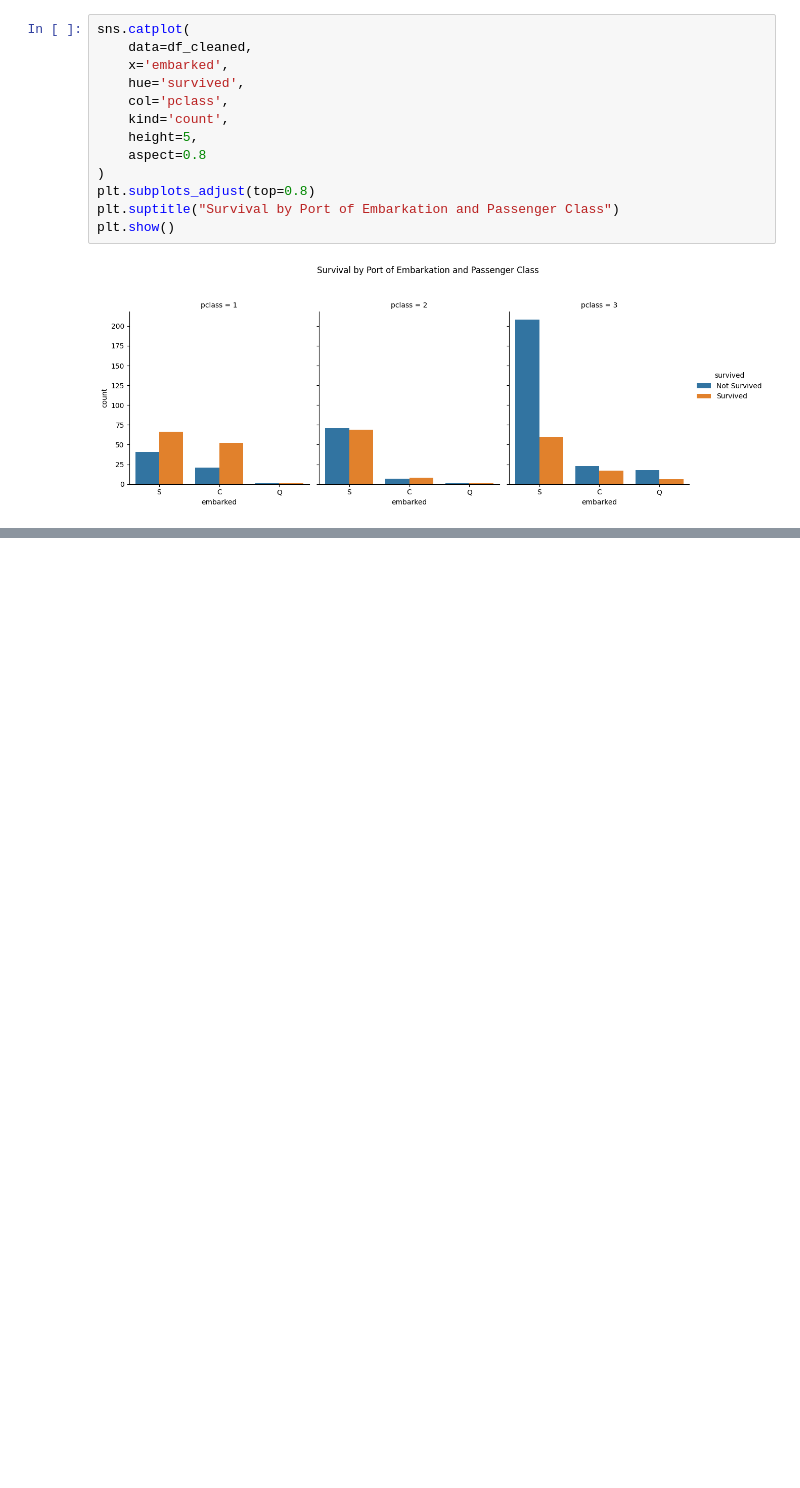
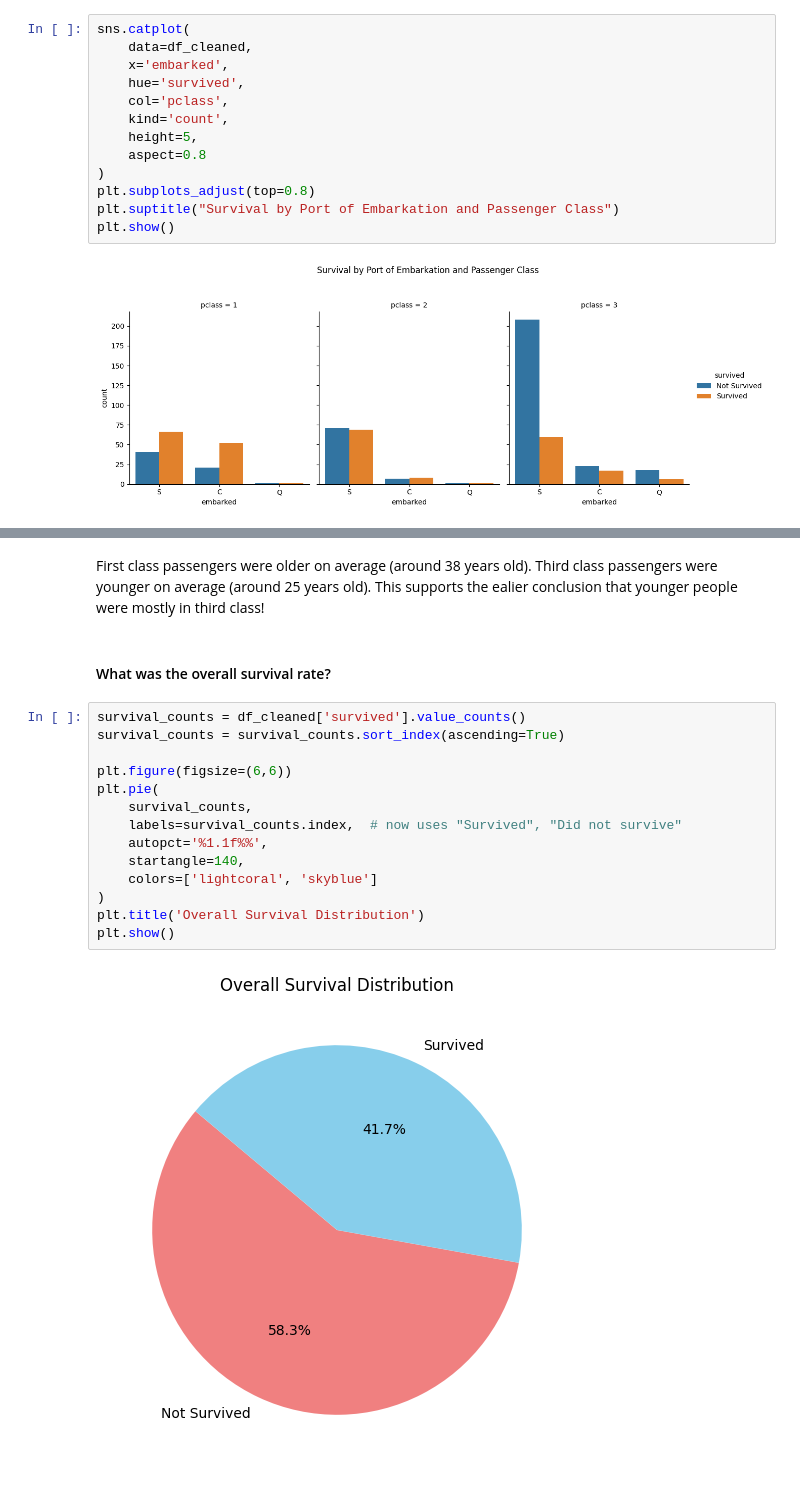
Before and after one commit to K-Atina/Titanic-Dataset, a Jupyter notebook: Titanic_Dataset.ipynb, the cells around one changed output, grey strips where cells are left out. Drawn from its saved outputs; the diff is of its cells as text; blank space fills up the shorter version.

```diff
--- a/Titanic_Dataset.ipynb
+++ b/Titanic_Dataset.ipynb
@@ -460,0 +479,22 @@ plt.show()
+# %% [markdown]
+First class passengers were older on average (around 38 years old).
+Third class passengers were younger on average (around 25 years old).
+This supports the ealier conclusion that younger people were mostly in third class!
+# %% [markdown]
+#### What was the overall survival rate?
+# %%
+survival_counts = df_cleaned['survived'].value_counts()
+survival_counts = survival_counts.sort_index(ascending=True)
+
+plt.figure(figsize=(6,6))
+plt.pie(
+    survival_counts,
+    labels=survival_counts.index,  # now uses "Survived", "Did not survive"
+    autopct='%1.1f%%',
+    startangle=140,
+    colors=['lightcoral', 'skyblue']
+)
+plt.title('Overall Survival Distribution')
+plt.show()
+# %% [output]
+[figure, added]
```
Also changed, not shown: parts of 3 cells of this notebook.
